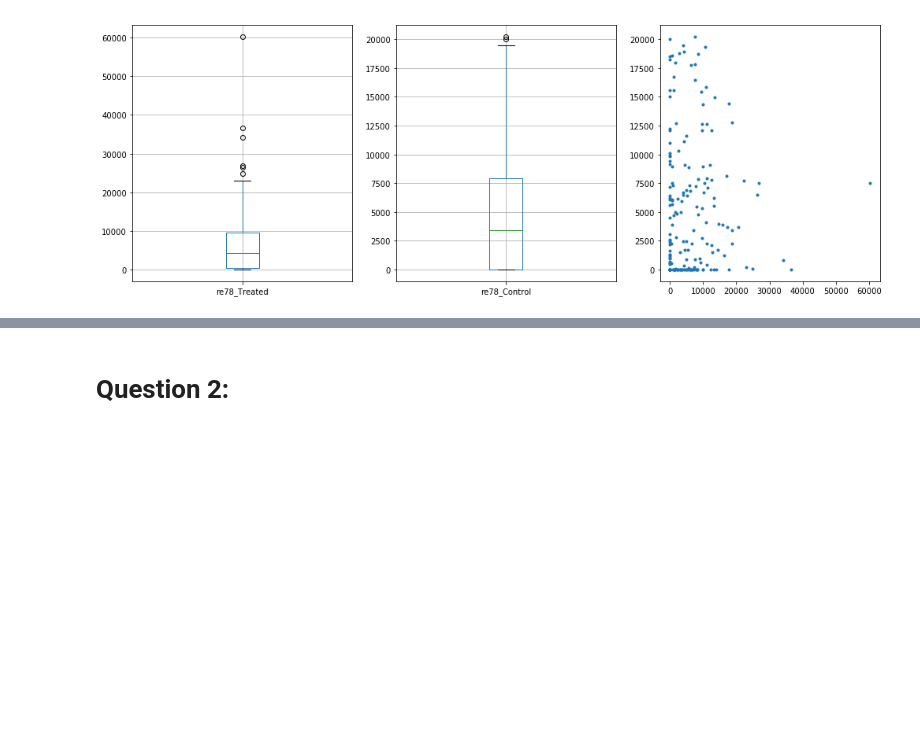
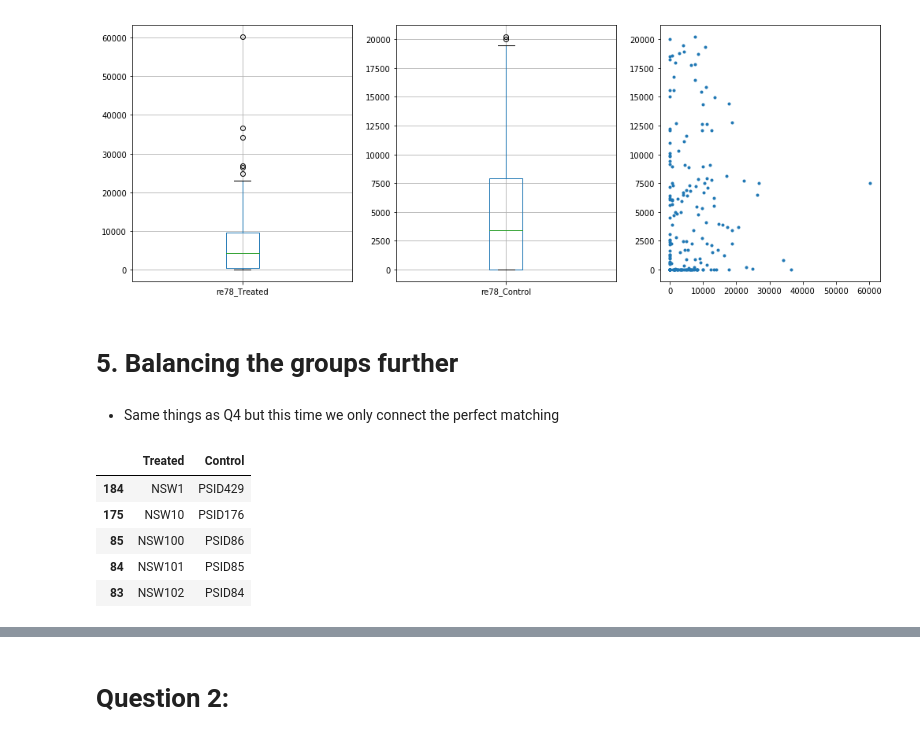
Before and after one commit to Roussaky/ada-EPFL, a Jupyter notebook: Homework4/Homework4.ipynb, the cells around one changed output, grey strips where cells are left out. Saved outputs shown, nothing was run; the diff lists cells and outputs as text; code cells hidden in the pictures; blank space fills up the shorter version.

```diff
--- a/Homework4/Homework4.ipynb
+++ b/Homework4/Homework4.ipynb
@@ -261,3 +249,32 @@ plt.plot(lalonde_matches['re78_Treated'],lalonde_matches['re78_Control'],'.')
 # %% [output]
 [<matplotlib.lines.Line2D at 0x...>]
 [figure]
+# %% [markdown]
+# 5. Balancing the groups further
+# %% [markdown]
+* Same things as Q4 but this time we only connect the perfect matching
+# %%
+lalonde_weights = pd.DataFrame(columns=['Treated','Control','weight'])
+
+for treated in lalonde_treated[['id','Propensity_score']].iterrows():
+    for test in lalonde_not_treated[['id','Propensity_score']].iterrows():
+        cost = int(treated[1]['Propensity_score'] == test[1]['Propensity_score'])
+        lalonde_weights.loc[len(lalonde_weights)] = [treated[1]['id'],test[1]['id'], 1 - cost]
+
+G = nx.from_pandas_dataframe(lalonde_weights, 'Treated', 'Control', 'weight')
+best_matches = nx.max_weight_matching(G, maxcardinality=True)
+
+#We store the bestmatches in a panda df.
+lalonde_matches = pd.DataFrame(columns=['Treated','Control'])
+for (key,value) in best_matches.items():
+    if "NSW" in key:
+        lalonde_matches.loc[len(lalonde_matches)] = [key,value]
+lalonde_matches = lalonde_matches.sort_values(by="Treated")
+lalonde_matches.head()
+# %% [output]
+|  | Treated | Control |
+| 184 | NSW1 | PSID429 |
+| 175 | NSW10 | PSID176 |
+| 85 | NSW100 | PSID86 |
+| 84 | NSW101 | PSID85 |
+| 83 | NSW102 | PSID84 |
```
Also changed, not shown: parts of 20 cells of this notebook.
